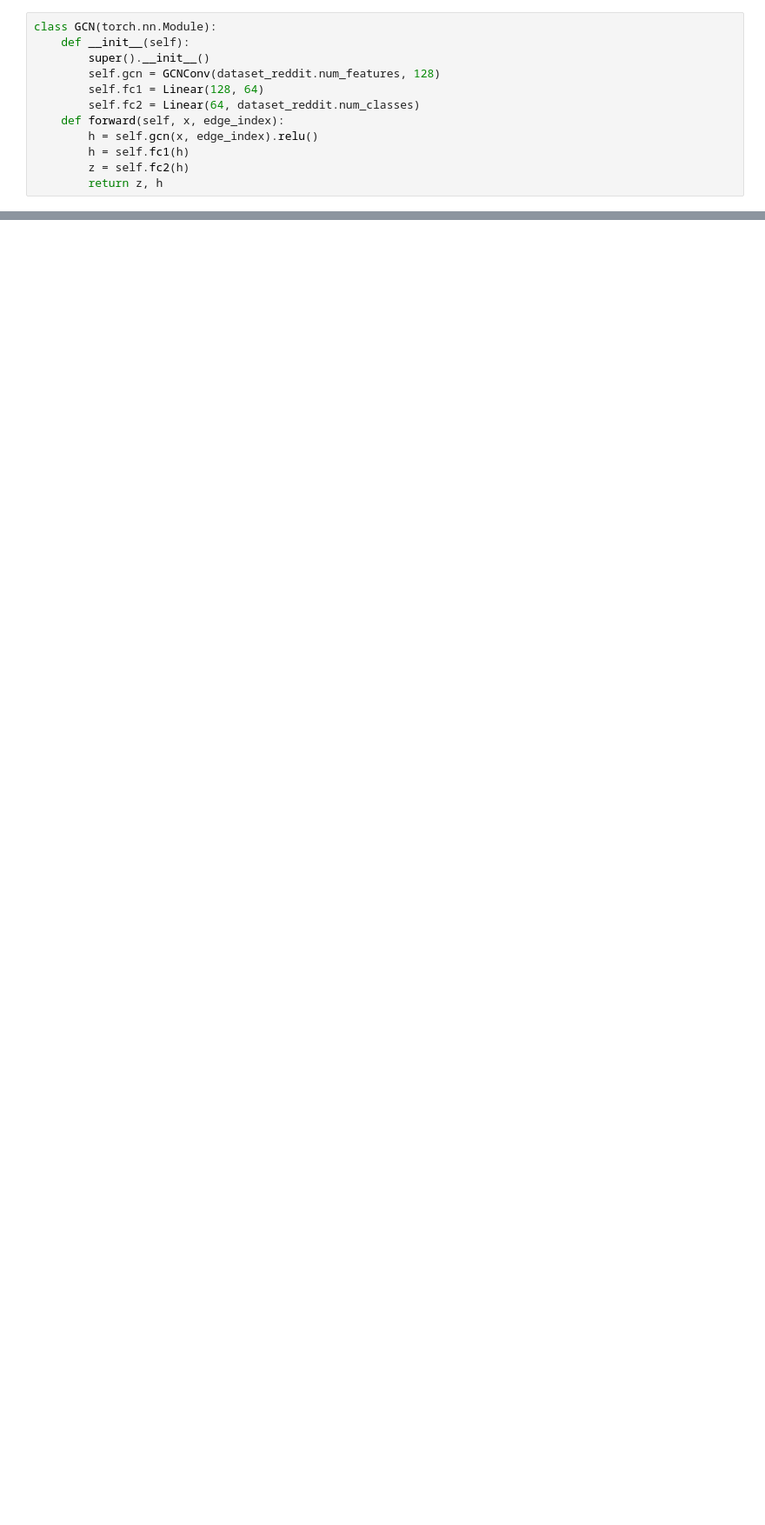
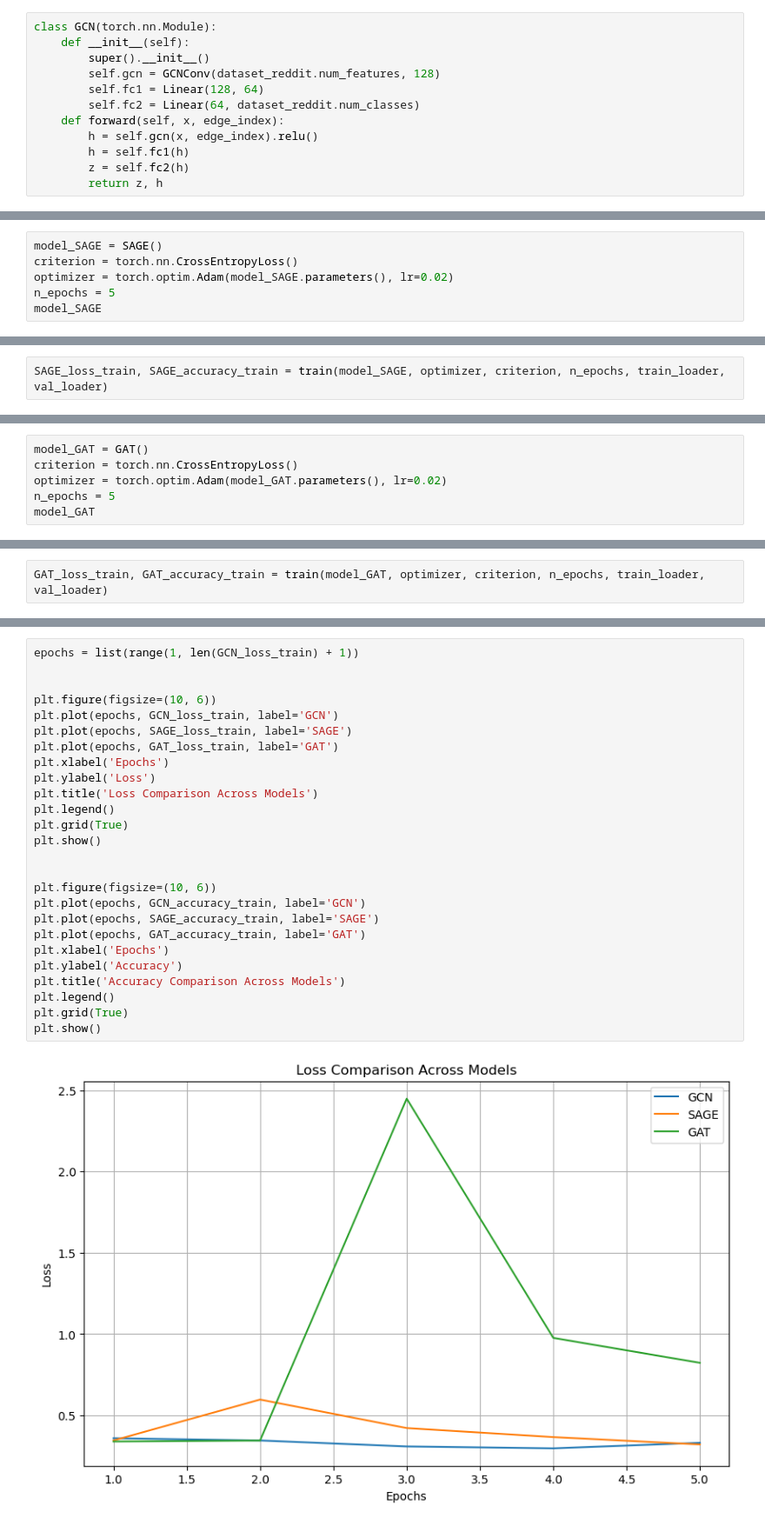
Before and after one commit to anpilove/DS-Graph, a Jupyter notebook: Reddit/Lab5_Anpilov_Kirill.ipynb, the cells around one changed output, grey strips where cells are left out. Shown at 87% size. Cells and saved outputs as stored; diff of their text form; blank space fills up the shorter version.

```diff
--- a/Reddit/Lab5_Anpilov_Kirill.ipynb
+++ b/Reddit/Lab5_Anpilov_Kirill.ipynb
@@ -541,0 +511,6 @@ plt.clf()
+# %%
+model_SAGE = SAGE()
+criterion = torch.nn.CrossEntropyLoss()
+optimizer = torch.optim.Adam(model_SAGE.parameters(), lr=0.02)
+n_epochs = 5
+model_SAGE
@@ -541,0 +525,2 @@ plt.clf()
+# %%
+SAGE_loss_train, SAGE_accuracy_train = train(model_SAGE, optimizer, criterion, n_epochs, train_loader, val_loader)
@@ -541,0 +572,6 @@ plt.clf()
+# %%
+model_GAT = GAT()
+criterion = torch.nn.CrossEntropyLoss()
+optimizer = torch.optim.Adam(model_GAT.parameters(), lr=0.02)
+n_epochs = 5
+model_GAT
@@ -541,0 +586,2 @@ plt.clf()
+# %%
+GAT_loss_train, GAT_accuracy_train = train(model_GAT, optimizer, criterion, n_epochs, train_loader, val_loader)
@@ -541,0 +647,28 @@ plt.clf()
+# %%
+epochs = list(range(1, len(GCN_loss_train) + 1))
+
+
+plt.figure(figsize=(10, 6))
+plt.plot(epochs, GCN_loss_train, label='GCN')
+plt.plot(epochs, SAGE_loss_train, label='SAGE')
+plt.plot(epochs, GAT_loss_train, label='GAT')
+plt.xlabel('Epochs')
+plt.ylabel('Loss')
+plt.title('Loss Comparison Across Models')
+plt.legend()
+plt.grid(True)
+plt.show()
+
+
+plt.figure(figsize=(10, 6))
+plt.plot(epochs, GCN_accuracy_train, label='GCN')
+plt.plot(epochs, SAGE_accuracy_train, label='SAGE')
+plt.plot(epochs, GAT_accuracy_train, label='GAT')
+plt.xlabel('Epochs')
+plt.ylabel('Accuracy')
+plt.title('Accuracy Comparison Across Models')
+plt.legend()
+plt.grid(True)
+plt.show()
+# %% [output]
+[figure, added]
```
Also changed, not shown: parts of 35 cells of this notebook.
